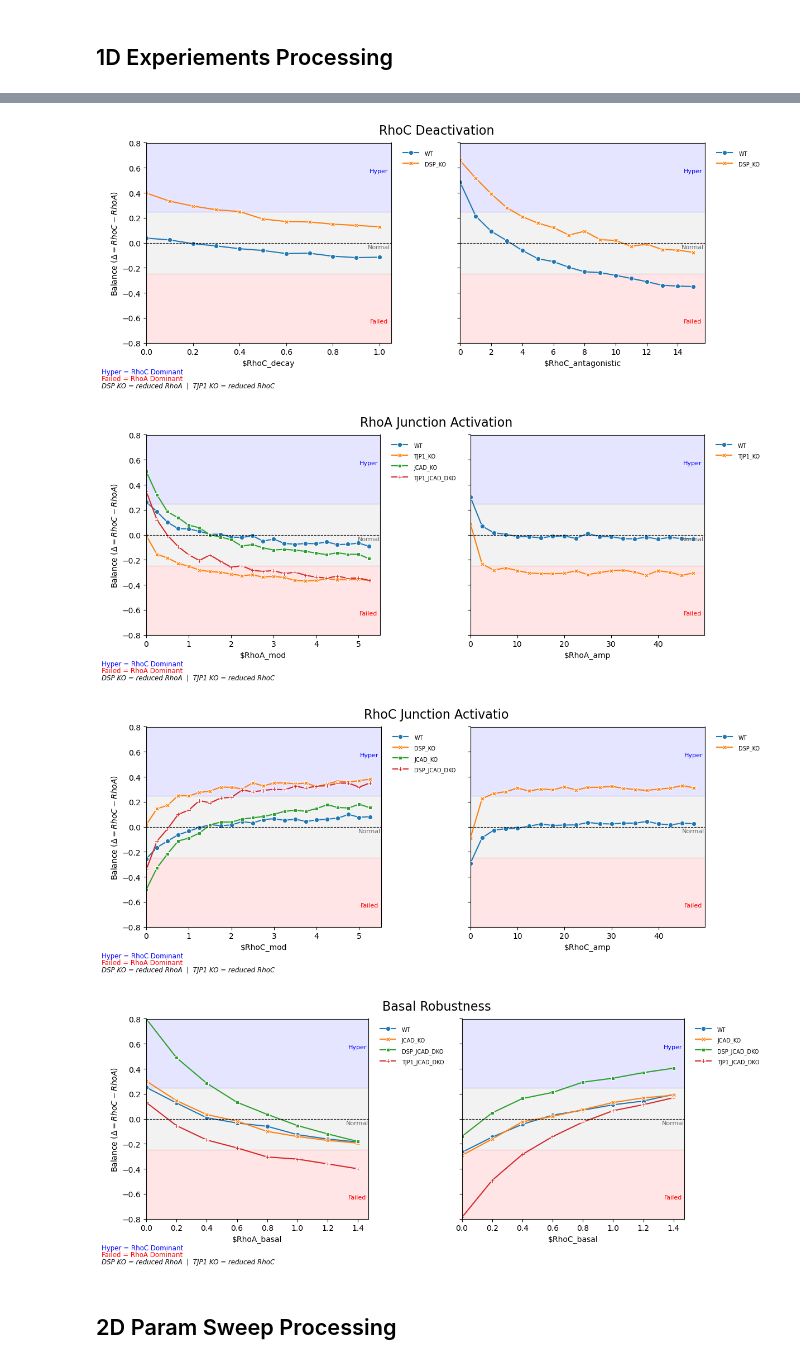
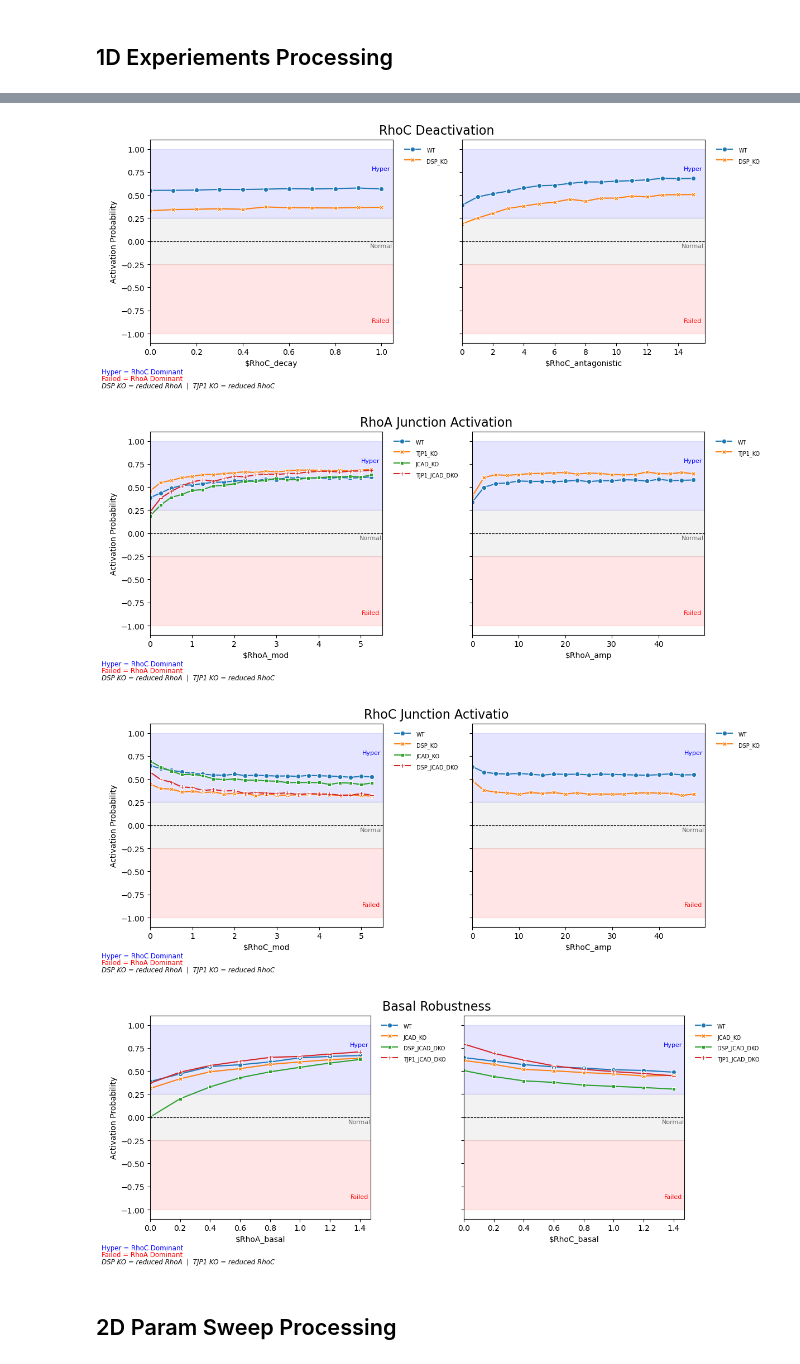
Before and after one commit to emilieyuu/endotehelial-masboss, a Jupyter notebook: notebooks/07_data_processing.ipynb, the cells around one changed output, grey strips where cells are left out. Cells and saved outputs as stored; diff of their text form; code cells hidden in the pictures.

```diff
--- a/notebooks/07_data_processing.ipynb
+++ b/notebooks/07_data_processing.ipynb
@@ -49,5 +80,5 @@ groups_1d = {"RhoA Deactivation": ["$RhoA_decay", "$RhoA_antagonistic"],
 # %%
 
 for title, group in groups_1d.items():
-    plot_1d(df_1d, title=title, eps=0.25, group=group, outdir=PARAM_FIG_DIR)
+    plot_1d(df_1d, metric=['RhoA'], title=title, eps=0.25, group=group, outdir=PARAM_FIG_DIR, )
 # %% [output]
@@ -55,7 +86,7 @@ for title, group in groups_1d.items():
-[figure, old version]
+[figure, new version]
-[figure, old version]
+[figure, new version]
-[figure, old version]
+[figure, new version]
-[figure, old version]
+[figure, new version]
 # %% [markdown]
 ## 2D Param Sweep Processing
 # %%
```
Also changed, not shown: parts of 8 cells of this notebook, 2 other files.
